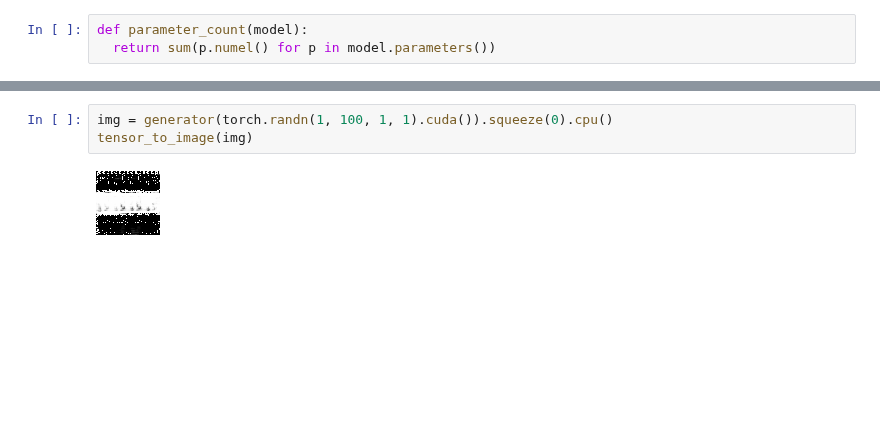
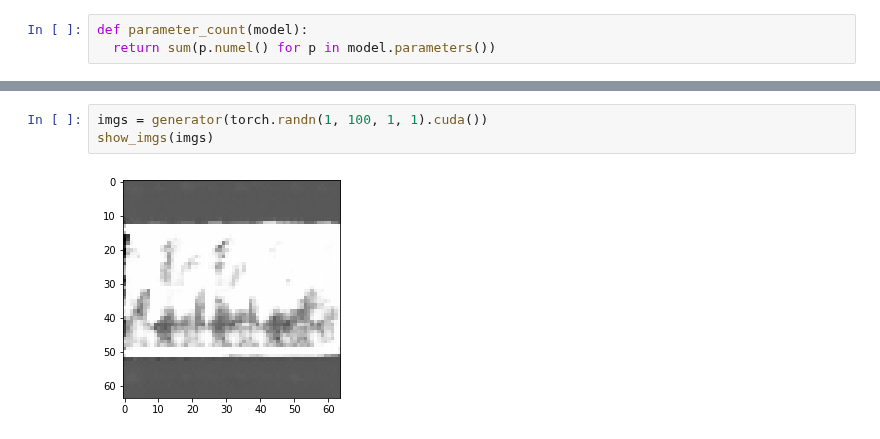
Before and after one commit to ericburdett/cs601r-dl, a Jupyter notebook: gan.ipynb, the cells around one changed output, grey strips where cells are left out. Drawn from its saved outputs; the diff is of its cells as text; blank space fills up the shorter version.

```diff
--- a/gan.ipynb
+++ b/gan.ipynb
@@ -372,5 +337,5 @@ Discriminator:  11033985
 # %%
-img = generator(torch.randn(1, 100, 1, 1).cuda()).squeeze(0).cpu()
-tensor_to_image(img)
+imgs = generator(torch.randn(1, 100, 1, 1).cuda())
+show_imgs(imgs)
 # %% [output]
-[figure, old version]
+[figure, new version]
```
Also changed, not shown: parts of 6 cells of this notebook.
